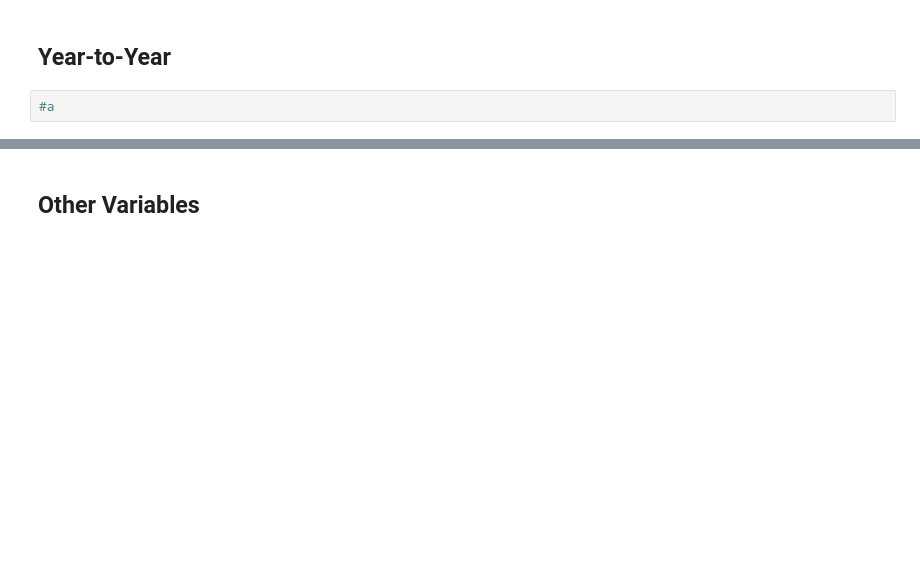
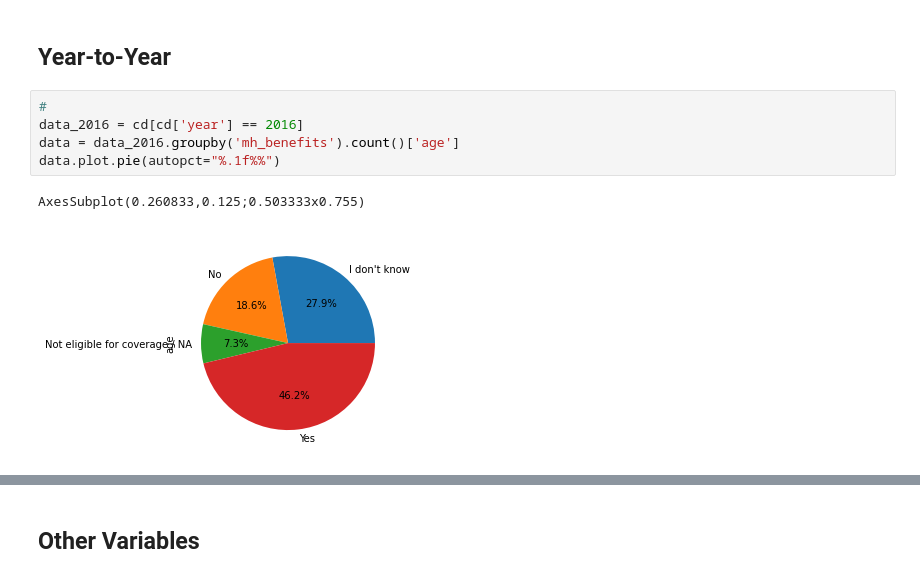
Before and after one commit to jaceybronte/compsci216-project, a Jupyter notebook: mh_benefits_analysis.ipynb, the cells around one changed output, grey strips where cells are left out. Cells and saved outputs as stored; diff of their text form; blank space fills up the shorter version.

Commit message:
added pie charts for YTY comparison

```diff
--- a/mh_benefits_analysis.ipynb
+++ b/mh_benefits_analysis.ipynb
@@ -39,5 +39,11 @@ Name: mh_benefits, dtype: int64
 2958 rows × 31 columns
 # %% [markdown]
 ## Year-to-Year
-# %%
-#a
+# %%
+#
+data_2016 = cd[cd['year'] == 2016]
+data = data_2016.groupby('mh_benefits').count()['age']
+data.plot.pie(autopct="%.1f%%")
+# %% [output]
+AxesSubplot(0.260833,0.125;0.503333x0.755)
+[figure, added]
```
Also changed, not shown: parts of 3 cells of this notebook.
